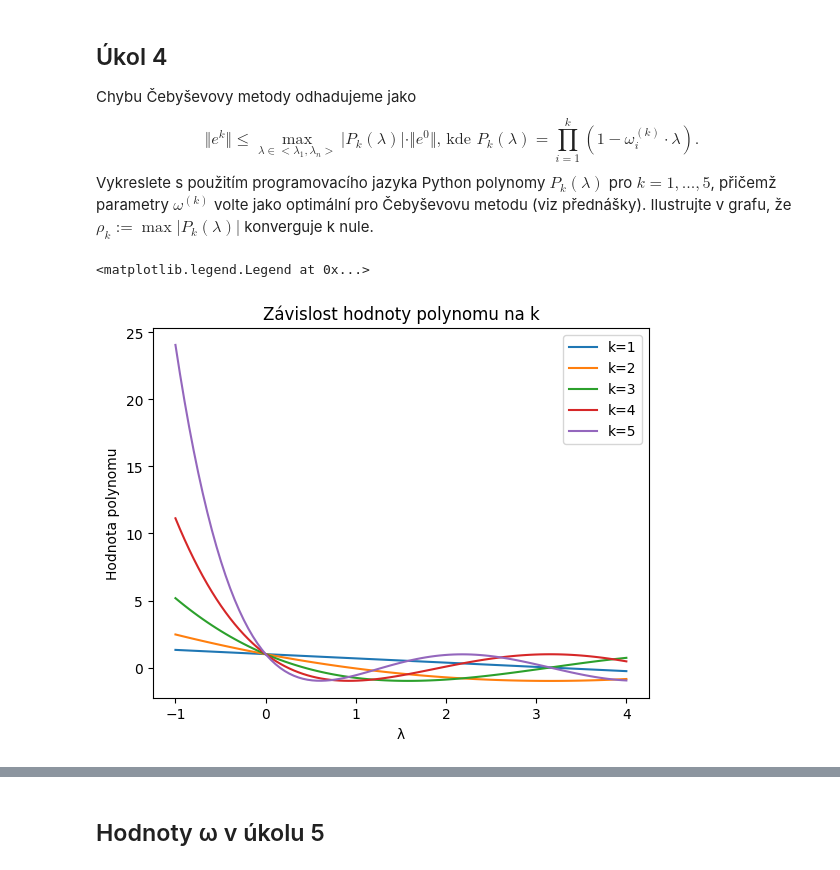
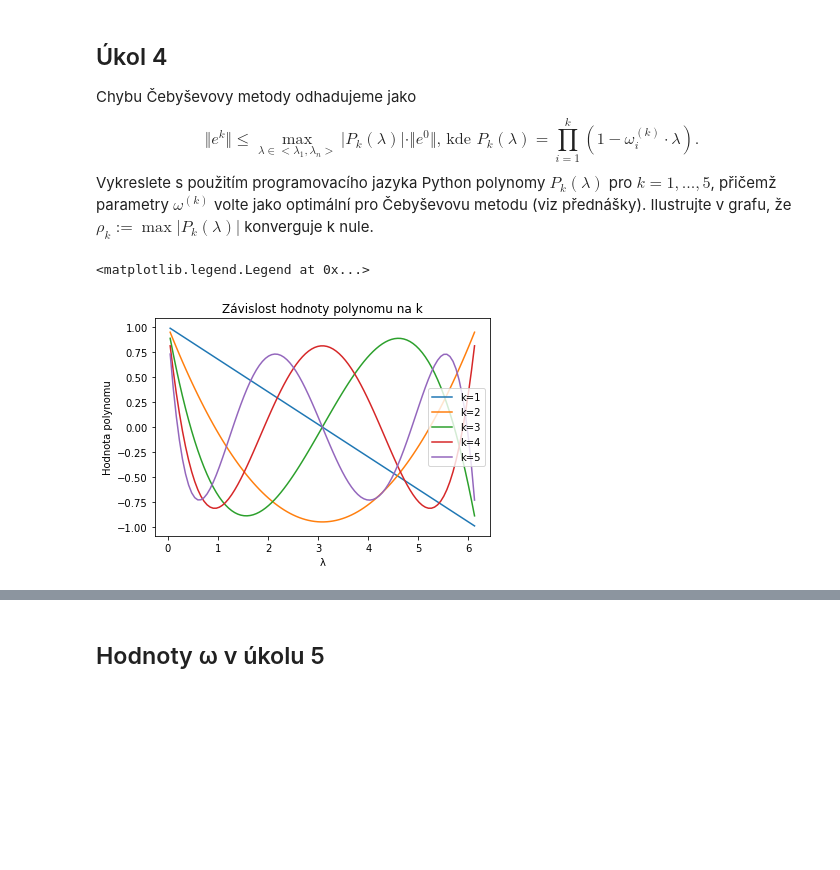
Before and after one commit to OndrejKucera77/numlingebra, a Jupyter notebook: projekt/Kučera_Projekt-3_Příklad-4.ipynb, the cells around one changed output, grey strips where cells are left out. Saved outputs shown, nothing was run; the diff lists cells and outputs as text; code cells hidden in the pictures; blank space fills up the shorter version.

```diff
--- a/projekt/Kučera_Projekt-3_Příklad-4.ipynb
+++ b/projekt/Kučera_Projekt-3_Příklad-4.ipynb
@@ -25,28 +25,28 @@ def polynom(lam, omega: list) -> float:
 # %%
 n = 5
 A = np.random.rand(n, n)    # vytvoření náhodné matice
 A = A @ A.T     # symetrická pozitivně definitní
 
 w = np.linalg.eigvals(A)    # získání jejích vlastních čísel
 w.sort()
 
 omega = [omega_opt(k, w[0], w[-1]) for k in range(1, n+1)]   # předpočítání hodnot omega
 
 # vykreslení polynomů pro každé k
 plt.title("Závislost hodnoty polynomu na k")
 plt.xlabel("λ")
 plt.ylabel("Hodnota polynomu")
 
-x = np.linspace(-1, 4, 100)
+x = np.linspace(w[0], w[-1], 100)
 
 for k in range(n):
     y = [polynom(lam, omega[k]) for lam in x]
     plt.plot(x, y)
 
 plt.legend([f"k={i+1}" for i in range(n)])
 # %% [output]
 <matplotlib.legend.Legend at 0x...>
-[figure, old version]
+[figure, new version]
 # %%
 kx = np.logspace(0, 9, 10, base=2, dtype=np.int32)
 max = []
```
Also changed, not shown: parts of 1 cell of this notebook.
